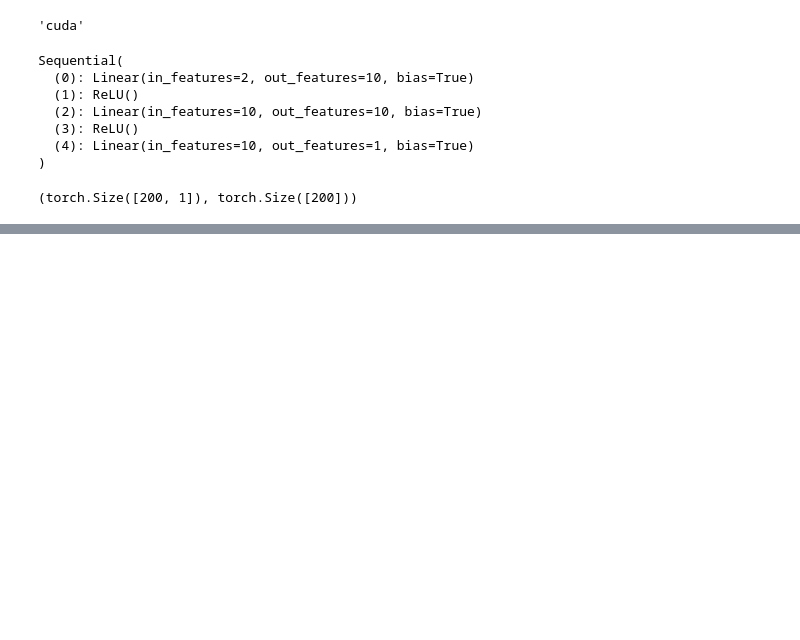
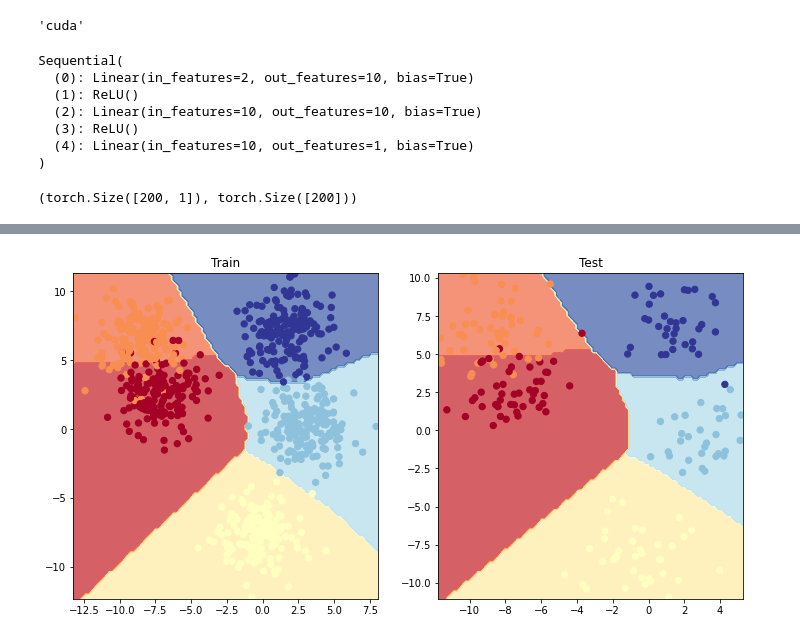
Before and after one commit to daspartho/learn-pytorch, a Jupyter notebook: classification.ipynb, the cells around one changed output, grey strips where cells are left out. Saved outputs shown, nothing was run; the diff lists cells and outputs as text; code cells hidden in the pictures; blank space fills up the shorter version.

```diff
--- a/classification.ipynb
+++ b/classification.ipynb
@@ -200,0 +242,3 @@ plot_decision_boundary(model0, X_test, y_test)
+# %%
+loss_fn = nn.CrossEntropyLoss()
+optimizer = torch.optim.SGD(params=blob_model.parameters(), lr=0.1)
@@ -200,0 +264,34 @@ plot_decision_boundary(model0, X_test, y_test)
+# %%
+epochs = 1000
+
+X_train = X_train.to(device)
+X_test = X_test.to(device)
+y_train = y_train.to(device)
+y_test = y_test.to(device)
+
+for epoch in range(1, epochs+1):
+    blob_model.train()
+
+    train_logits = blob_model(X_train)
+
+    train_loss = loss_fn(train_logits,y_train)
+
+    optimizer.zero_grad()
+    train_loss.backward()
+    optimizer.step()
+
+    if epoch%100==0:
+        train_prob = torch.softmax(train_logits, dim=1)
+        train_pred = torch.argmax(train_prob, dim=1)
+        train_acc = accuracy(y_train, train_pred)
+
+        blob_model.eval()
+        with torch.inference_mode():
+            test_logits = blob_model(X_test)
+            test_prob = torch.softmax(test_logits, dim=1)
+            test_pred = torch.argmax(test_prob, dim=1)
+
+            test_loss = loss_fn(test_logits,y_test)
+            test_acc = accuracy(y_test, test_pred)
+
+            print(f"Epoch: {epoch} Train Loss: {train_loss} Train Accuracy {train_acc} Test Loss {test_loss} Test Accuracy {test_acc}")
@@ -200,0 +309,10 @@ plot_decision_boundary(model0, X_test, y_test)
+# %%
+plt.figure(figsize=(12, 6))
+plt.subplot(1, 2, 1)
+plt.title("Train")
+plot_decision_boundary(blob_model, X_train, y_train)
+plt.subplot(1, 2, 2)
+plt.title("Test")
+plot_decision_boundary(blob_model, X_test, y_test)
+# %% [output]
+[figure, added]
```
Also changed, not shown: parts of 17 cells of this notebook.
